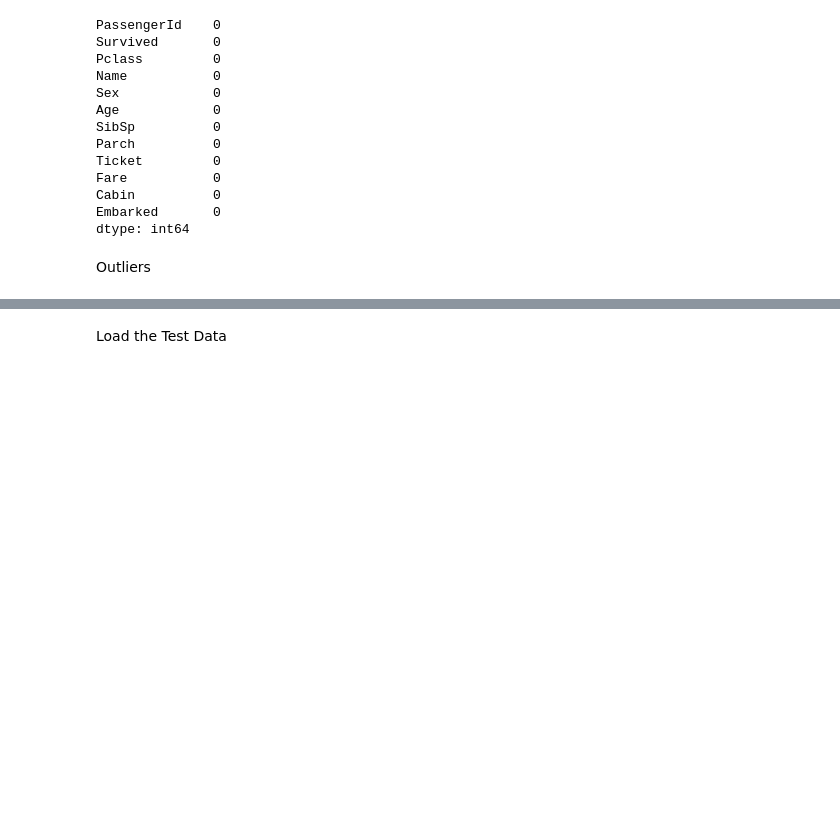
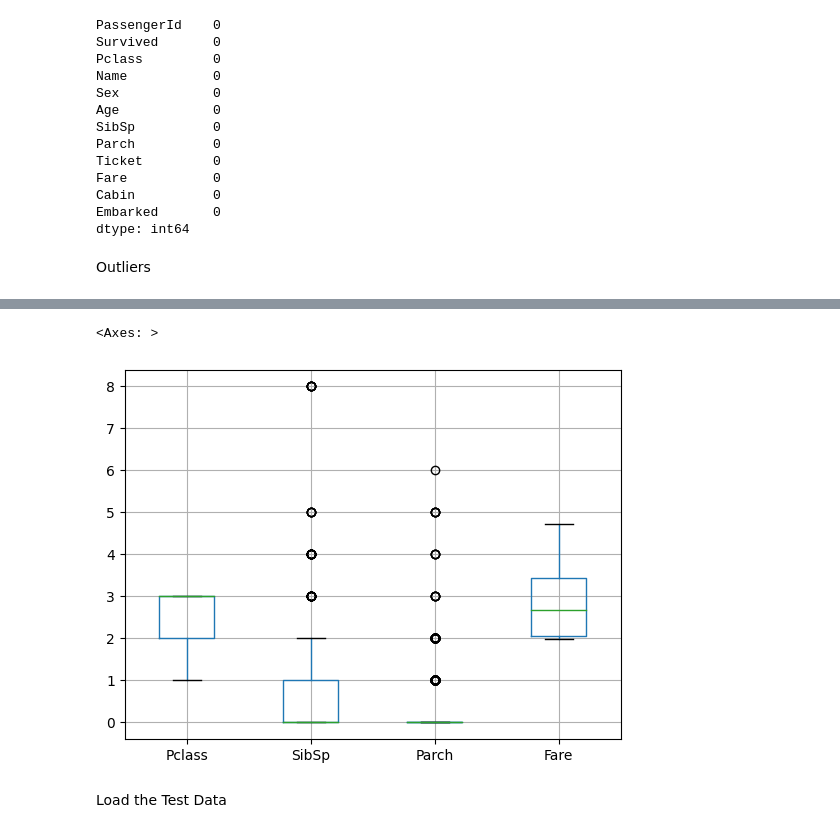
Before and after one commit to dawoodrizwan-05/Data-Science-Titanic-Dataset-Exploration-and-Cleaning, a Jupyter notebook: code.ipynb, the cells around one changed output, grey strips where cells are left out. Cells and saved outputs as stored; diff of their text form; code cells hidden in the pictures; blank space fills up the shorter version.

```diff
--- a/code.ipynb
+++ b/code.ipynb
@@ -320,3 +327,8 @@ plt.show()
+# %%
+train_data.boxplot(['Pclass','SibSp','Parch','Fare'])
+# %% [output]
+<Axes: >
+[figure, added]
 # %% [markdown]
 Load the Test Data
 # %%
```
Also changed, not shown: parts of 22 cells of this notebook.
